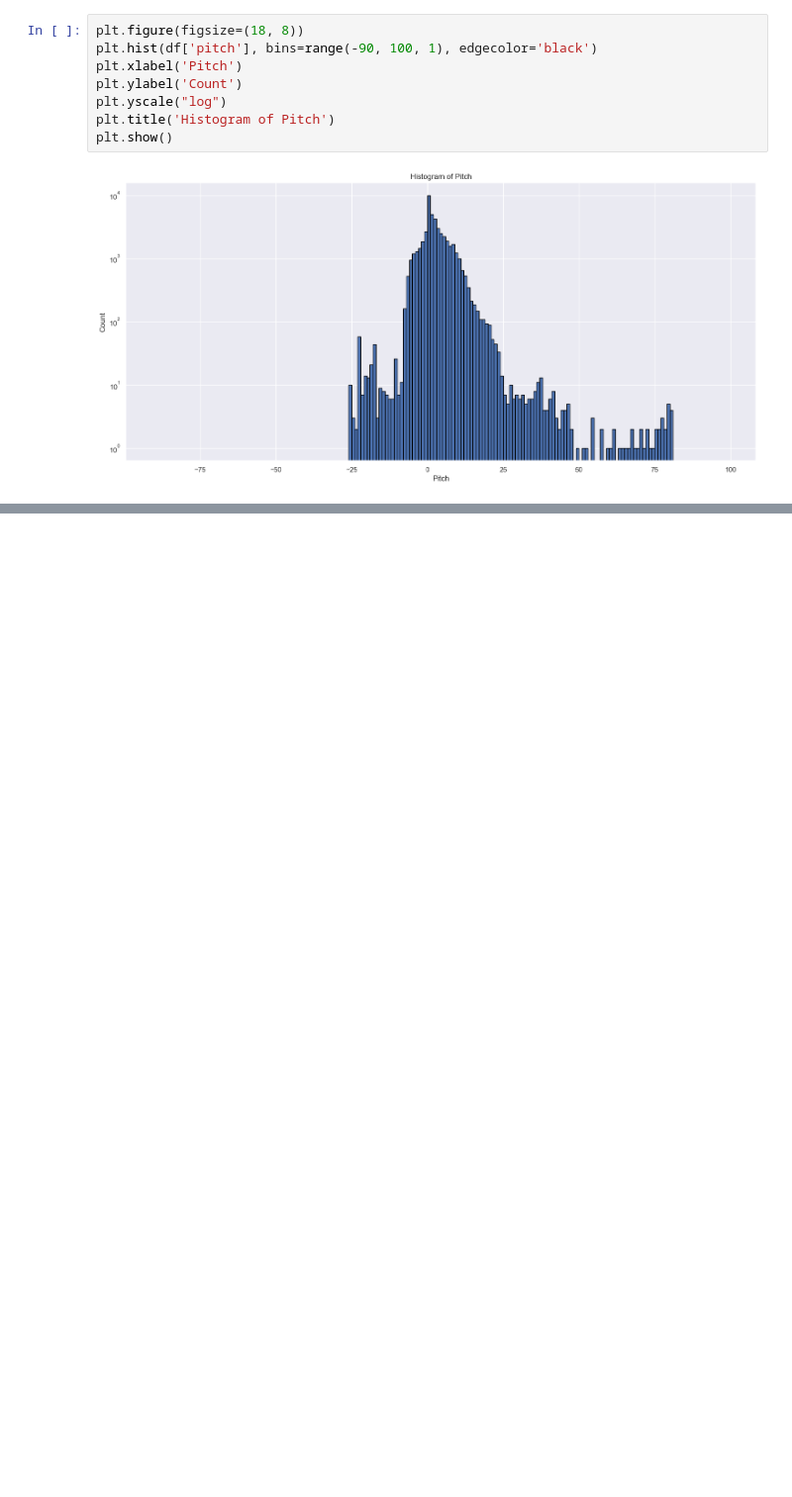
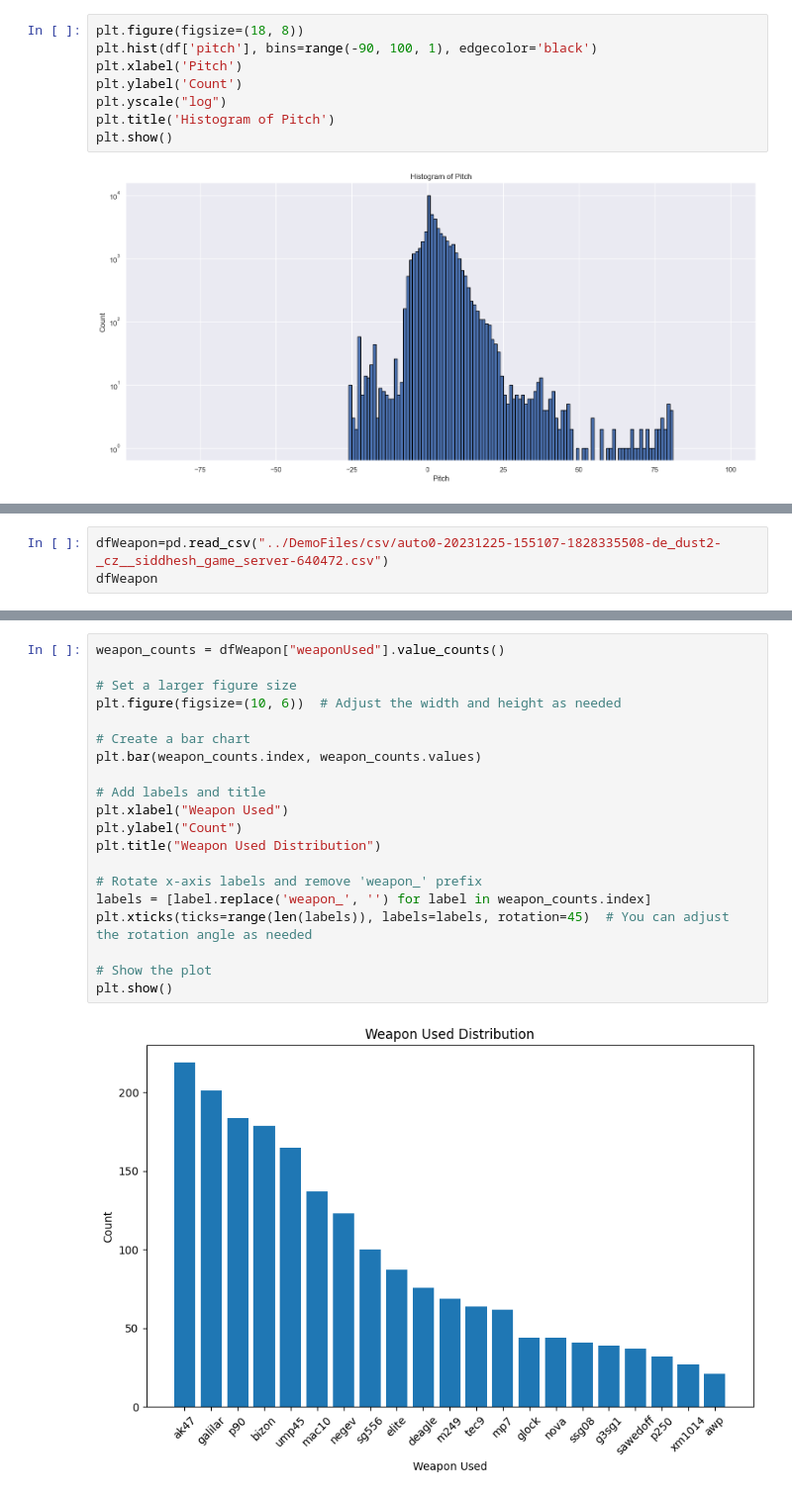
Before and after one commit to YAA-C/GEPCS, a Jupyter notebook: visualization/2,7,1,3 Visualization.ipynb, the cells around one changed output, grey strips where cells are left out. Shown: that part at 99% size. Saved outputs shown, nothing was run; the diff lists cells and outputs as text; blank space fills up the shorter version.

Commit message:
1,2,3,7 Visualization DONE

```diff
--- a/visualization/2,7 Visualization.ipynb
+++ b/visualization/2,7,1,3 Visualization.ipynb
@@ -235,0 +241,3 @@ plt.show()
+# %%
+dfWeapon=pd.read_csv("../DemoFiles/csv/auto0-20231225-155107-1828335508-de_dust2-_cz__siddhesh_game_server-640472.csv")
+dfWeapon
@@ -235,0 +258,22 @@ plt.show()
+# %%
+weapon_counts = dfWeapon["weaponUsed"].value_counts()
+
+# Set a larger figure size
+plt.figure(figsize=(10, 6))  # Adjust the width and height as needed
+
+# Create a bar chart
+plt.bar(weapon_counts.index, weapon_counts.values)
+
+# Add labels and title
+plt.xlabel("Weapon Used")
+plt.ylabel("Count")
+plt.title("Weapon Used Distribution")
+
+# Rotate x-axis labels and remove 'weapon_' prefix
+labels = [label.replace('weapon_', '') for label in weapon_counts.index]
+plt.xticks(ticks=range(len(labels)), labels=labels, rotation=45)  # You can adjust the rotation angle as needed
+
+# Show the plot
+plt.show()
+# %% [output]
+[figure, added]
```
Also changed, not shown: parts of 11 cells of this notebook, 1 other file.
